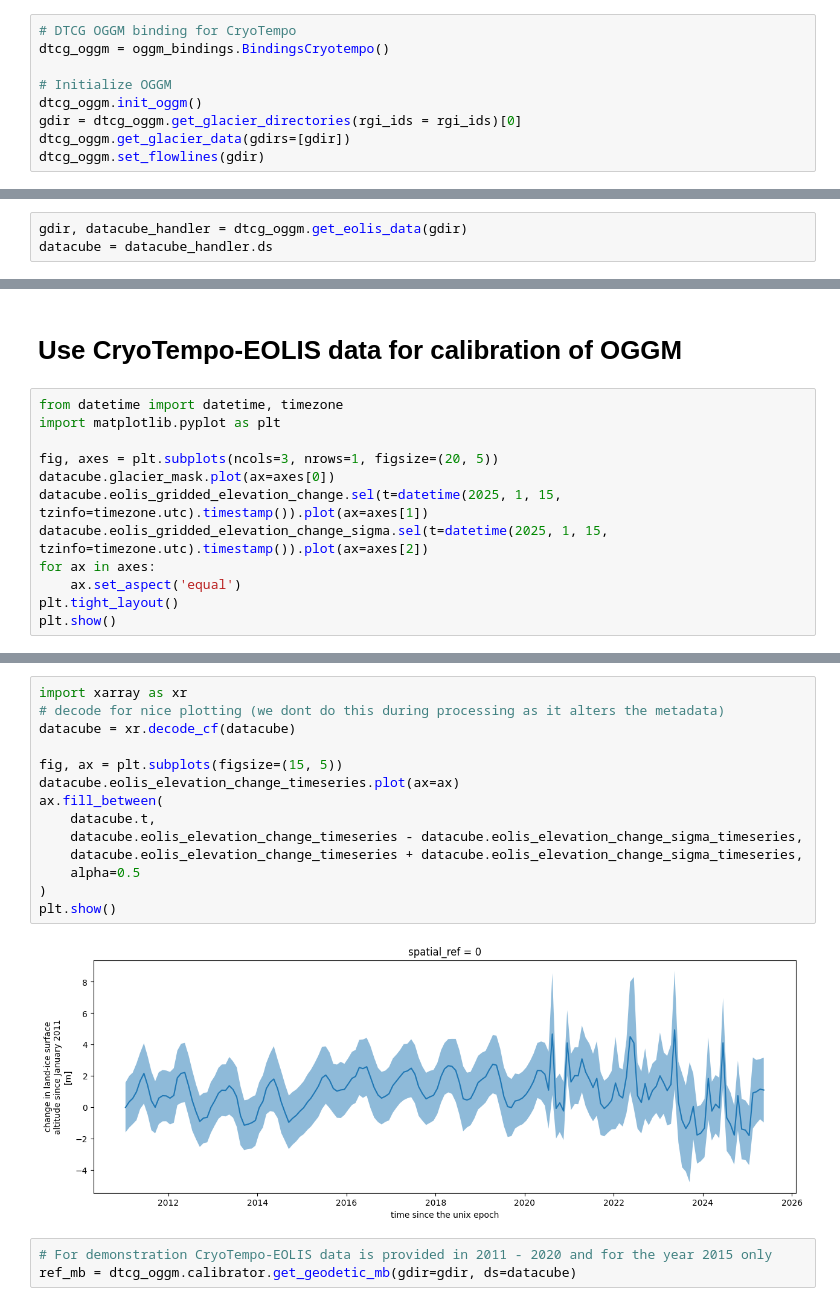
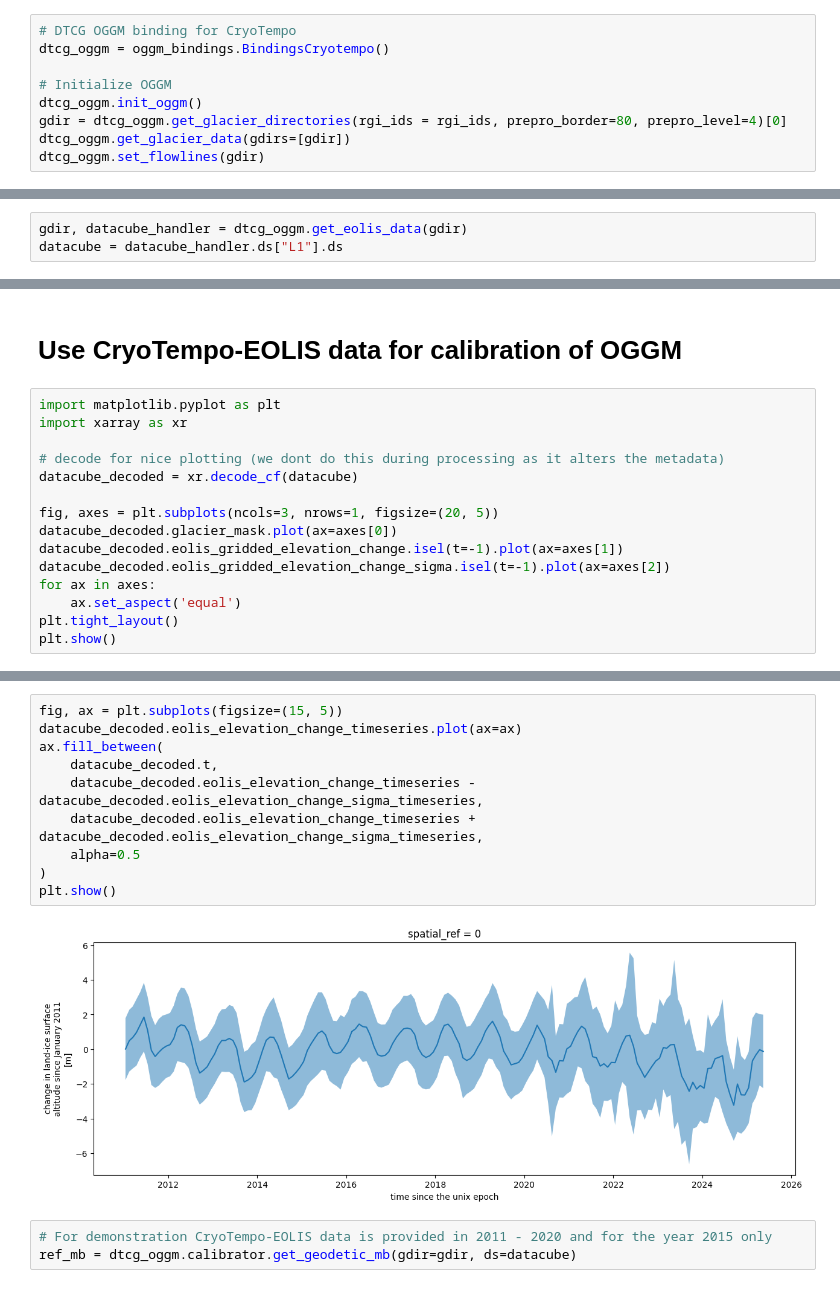
Before and after one commit to DTC-Glaciers/dtcg-notebooks, a Jupyter notebook: notebooks/04_calibrate_with_eolis_data.ipynb, the cells around one changed output, grey strips where cells are left out. Drawn from its saved outputs; the diff is of its cells as text.

```diff
--- a/notebooks/04_calibrate_with_eolis_data.ipynb
+++ b/notebooks/04_calibrate_with_eolis_data.ipynb
@@ -37,11 +37,11 @@ dtcg_oggm = oggm_bindings.BindingsCryotempo()
 
 # Initialize OGGM
 dtcg_oggm.init_oggm()
-gdir = dtcg_oggm.get_glacier_directories(rgi_ids = rgi_ids)[0]
+gdir = dtcg_oggm.get_glacier_directories(rgi_ids = rgi_ids, prepro_border=80, prepro_level=4)[0]
 dtcg_oggm.get_glacier_data(gdirs=[gdir])
 dtcg_oggm.set_flowlines(gdir)
 # %% [markdown]
 # Download CryoTempo-EOLIS data
 # %%
 gdir, datacube_handler = dtcg_oggm.get_eolis_data(gdir)
-datacube = datacube_handler.ds
+datacube = datacube_handler.ds["L1"].ds
@@ -48,13 +68,16 @@ datacube = datacube_handler.ds
 # %% [markdown]
 # Use CryoTempo-EOLIS data for calibration of OGGM
 # %%
-from datetime import datetime, timezone
 import matplotlib.pyplot as plt
+import xarray as xr
+
+# decode for nice plotting (we dont do this during processing as it alters the metadata)
+datacube_decoded = xr.decode_cf(datacube)
 
 fig, axes = plt.subplots(ncols=3, nrows=1, figsize=(20, 5))
-datacube.glacier_mask.plot(ax=axes[0])
-datacube.eolis_gridded_elevation_change.sel(t=datetime(2025, 1, 15, tzinfo=timezone.utc).timestamp()).plot(ax=axes[1])
-datacube.eolis_gridded_elevation_change_sigma.sel(t=datetime(2025, 1, 15, tzinfo=timezone.utc).timestamp()).plot(ax=axes[2])
+datacube_decoded.glacier_mask.plot(ax=axes[0])
+datacube_decoded.eolis_gridded_elevation_change.isel(t=-1).plot(ax=axes[1])
+datacube_decoded.eolis_gridded_elevation_change_sigma.isel(t=-1).plot(ax=axes[2])
 for ax in axes:
     ax.set_aspect('equal')
 plt.tight_layout()
@@ -64,19 +87,15 @@ plt.show()
 # %%
-import xarray as xr
-# decode for nice plotting (we dont do this during processing as it alters the metadata)
-datacube = xr.decode_cf(datacube)
-
 fig, ax = plt.subplots(figsize=(15, 5))
-datacube.eolis_elevation_change_timeseries.plot(ax=ax)
+datacube_decoded.eolis_elevation_change_timeseries.plot(ax=ax)
 ax.fill_between(
-    datacube.t,
-    datacube.eolis_elevation_change_timeseries - datacube.eolis_elevation_change_sigma_timeseries,
-    datacube.eolis_elevation_change_timeseries + datacube.eolis_elevation_change_sigma_timeseries,
+    datacube_decoded.t,
+    datacube_decoded.eolis_elevation_change_timeseries - datacube_decoded.eolis_elevation_change_sigma_timeseries,
+    datacube_decoded.eolis_elevation_change_timeseries + datacube_decoded.eolis_elevation_change_sigma_timeseries,
     alpha=0.5
 )
 plt.show()
 # %% [output]
-[figure, old version]
+[figure, new version]
 # %%
 # For demonstration CryoTempo-EOLIS data is provided in 2011 - 2020 and for the year 2015 only
 ref_mb = dtcg_oggm.calibrator.get_geodetic_mb(gdir=gdir, ds=datacube)
```
Also changed, not shown: parts of 4 cells of this notebook.
